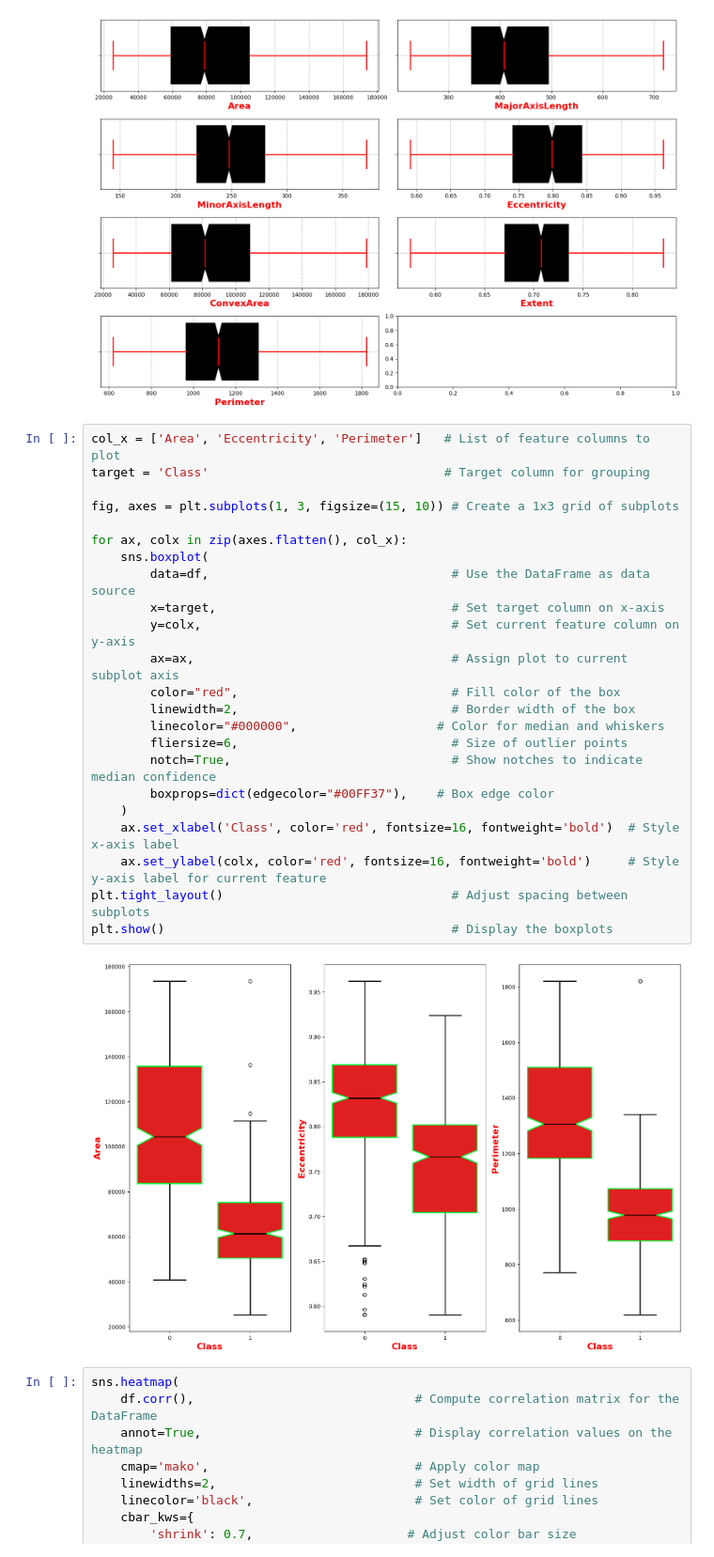
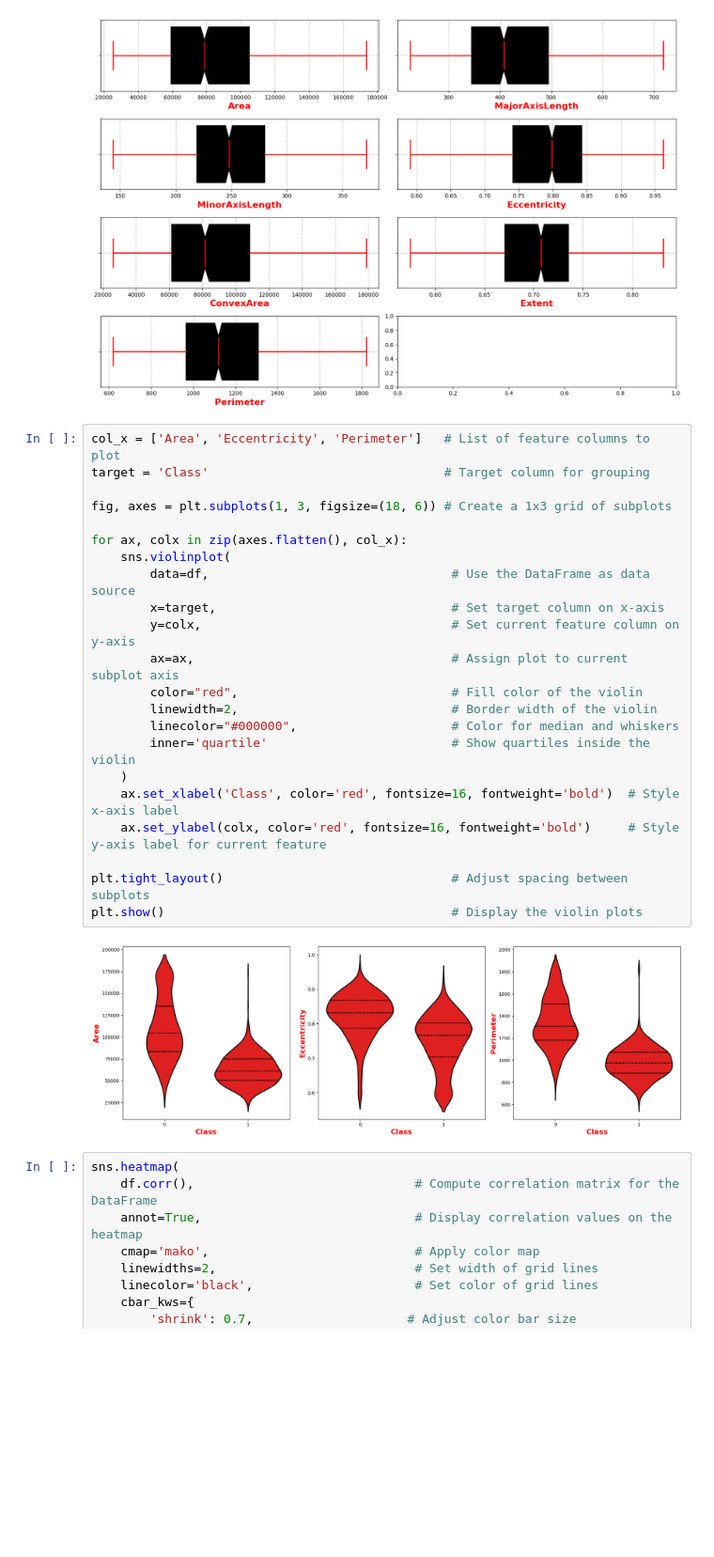
Before and after one commit to Md-Maruf-1727/Raisin-detection-using-naive-bayes, a Jupyter notebook: visualization_data.ipynb, the cells around one changed output. Shown at 94% size. Cells and saved outputs as stored; diff of their text form; blank space fills up the shorter version.

Commit message:
visualization update

```diff
--- a/visualization_data.ipynb
+++ b/visualization_data.ipynb
@@ -97,28 +107,27 @@ plt.show()                                       # Display all boxplots
 # %%
 col_x = ['Area', 'Eccentricity', 'Perimeter']   # List of feature columns to plot
 target = 'Class'                                # Target column for grouping
 
-fig, axes = plt.subplots(1, 3, figsize=(15, 10)) # Create a 1x3 grid of subplots
+fig, axes = plt.subplots(1, 3, figsize=(18, 6)) # Create a 1x3 grid of subplots
 
 for ax, colx in zip(axes.flatten(), col_x):
-    sns.boxplot(
+    sns.violinplot(
         data=df,                                 # Use the DataFrame as data source
         x=target,                                # Set target column on x-axis
         y=colx,                                  # Set current feature column on y-axis
         ax=ax,                                   # Assign plot to current subplot axis
-        color="red",                             # Fill color of the box
-        linewidth=2,                             # Border width of the box
-        linecolor="#000000",                   # Color for median and whiskers
-        fliersize=6,                             # Size of outlier points
-        notch=True,                              # Show notches to indicate median confidence
-        boxprops=dict(edgecolor="#00FF37"),    # Box edge color
+        color="red",                             # Fill color of the violin
+        linewidth=2,                             # Border width of the violin
+        linecolor="#000000",                     # Color for median and whiskers
+        inner='quartile'                         # Show quartiles inside the violin
     )
     ax.set_xlabel('Class', color='red', fontsize=16, fontweight='bold')  # Style x-axis label
     ax.set_ylabel(colx, color='red', fontsize=16, fontweight='bold')     # Style y-axis label for current feature
+
 plt.tight_layout()                               # Adjust spacing between subplots
-plt.show()                                       # Display the boxplots
+plt.show()                                       # Display the violin plots
 # %% [output]
-[figure, old version]
+[figure, new version]
 # %%
 sns.heatmap(
     df.corr(),                              # Compute correlation matrix for the DataFrame
```
Also changed, not shown: parts of 2 cells of this notebook.
